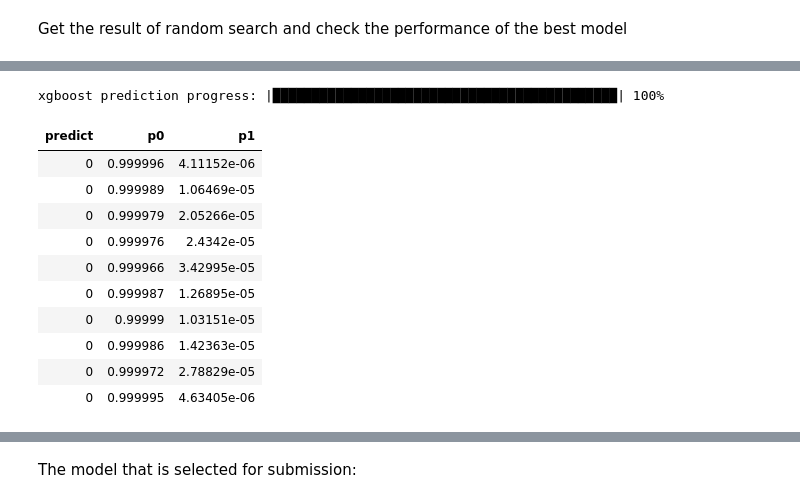
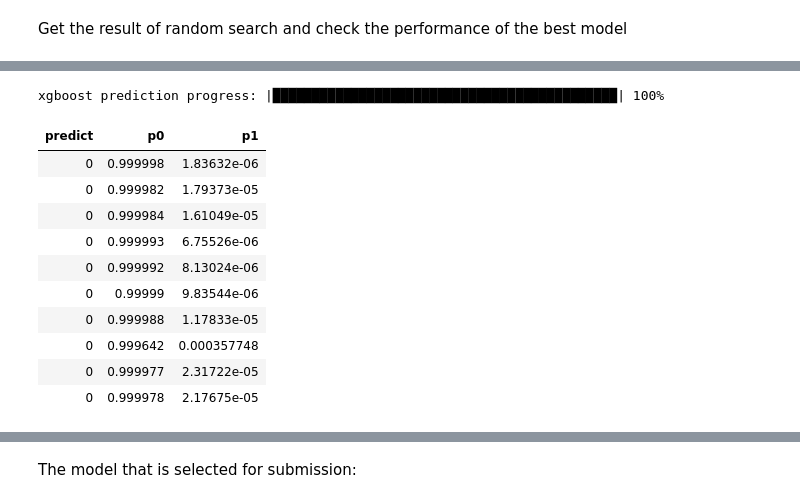
Before and after one commit to Realvincentyuan/Machine_Learning_Lab, a Jupyter notebook: creditcard-fraud-prediction.ipynb, the cells around one changed output, grey strips where cells are left out. Drawn from its saved outputs; the diff is of its cells as text; code cells hidden in the pictures.

```diff
--- a/creditcard-fraud-prediction.ipynb
+++ b/creditcard-fraud-prediction.ipynb
@@ -186,14 +176,18 @@ Warning: Your H2O cluster version is too old (1 year and 17 days)! Please downlo
 | H2O_API_Extensions: | Amazon S3, XGBoost, Algos, AutoML... |
 | Python_version: | 3.7.10 final |
 # %%
-# Construct the h2o data frame and split the data into train/valid/test set
+# Construct the h2o data frame and split the data into train/valid/test set with 0.7/0.2/0.1 ratio
+
 X_frame = h2o.H2OFrame(scaled)
 y_frame = h2o.H2OFrame(np.array(y))
 
 h2o_df = X_frame.cbind(y_frame)
 
+# set the target variable to be categorical
+h2o_df["C110"] = h2o_df["C110"].asfactor()
+
 train_frame, valid_frame, test_frame = h2o_df.split_frame(
-    ratios=[0.6,0.2],
+    ratios=[0.7,0.2],
     seed=1234,
     destination_frames=['train_frame.hex','valid_frame.hex','test_frame.hex']
 )
@@ -223,9 +218,3 @@ train_frame.head(5)
-# %%
-# set the target variable to be categorical
-h2o_df["C110"] = h2o_df["C110"].asfactor()
-train_frame["C110"] = train_frame["C110"].asfactor()
-valid_frame["C110"] = valid_frame["C110"].asfactor()
-test_frame["C110"] = test_frame["C110"].asfactor()
 # %%
 predictors = train_frame.columns[:-1]
 response = train_frame.columns[-1]
@@ -705,18 +641,18 @@ Given the default hyper param returns a better model(named `xgb_cv`), so it shou
 # %%
 # The label predict is based on the threshold that gives max F1
-xgb_pred = xgb_cv.predict(test_frame)
+xgb_pred = xgb_cv_2.predict(test_frame)
 xgb_pred.head()
 # %% [output]
 xgboost prediction progress: |████████████████████████████████████████████| 100%
 | predict | p0 | p1 |
-| 0 | 0.999996 | 4.11152e-06 |
-| 0 | 0.999989 | 1.06469e-05 |
-| 0 | 0.999979 | 2.05266e-05 |
-| 0 | 0.999976 | 2.4342e-05 |
-| 0 | 0.999966 | 3.42995e-05 |
-| 0 | 0.999987 | 1.26895e-05 |
-| 0 | 0.99999 | 1.03151e-05 |
-| 0 | 0.999986 | 1.42363e-05 |
-| 0 | 0.999972 | 2.78829e-05 |
-| 0 | 0.999995 | 4.63405e-06 |
+| 0 | 0.999998 | 1.83632e-06 |
+| 0 | 0.999982 | 1.79373e-05 |
+| 0 | 0.999984 | 1.61049e-05 |
+| 0 | 0.999993 | 6.75526e-06 |
+| 0 | 0.999992 | 8.13024e-06 |
+| 0 | 0.99999 | 9.83544e-06 |
+| 0 | 0.999988 | 1.17833e-05 |
+| 0 | 0.999642 | 0.000357748 |
+| 0 | 0.999977 | 2.31722e-05 |
+| 0 | 0.999978 | 2.17675e-05 |
 # %% [markdown]
```
Also changed, not shown: parts of 27 cells of this notebook.
